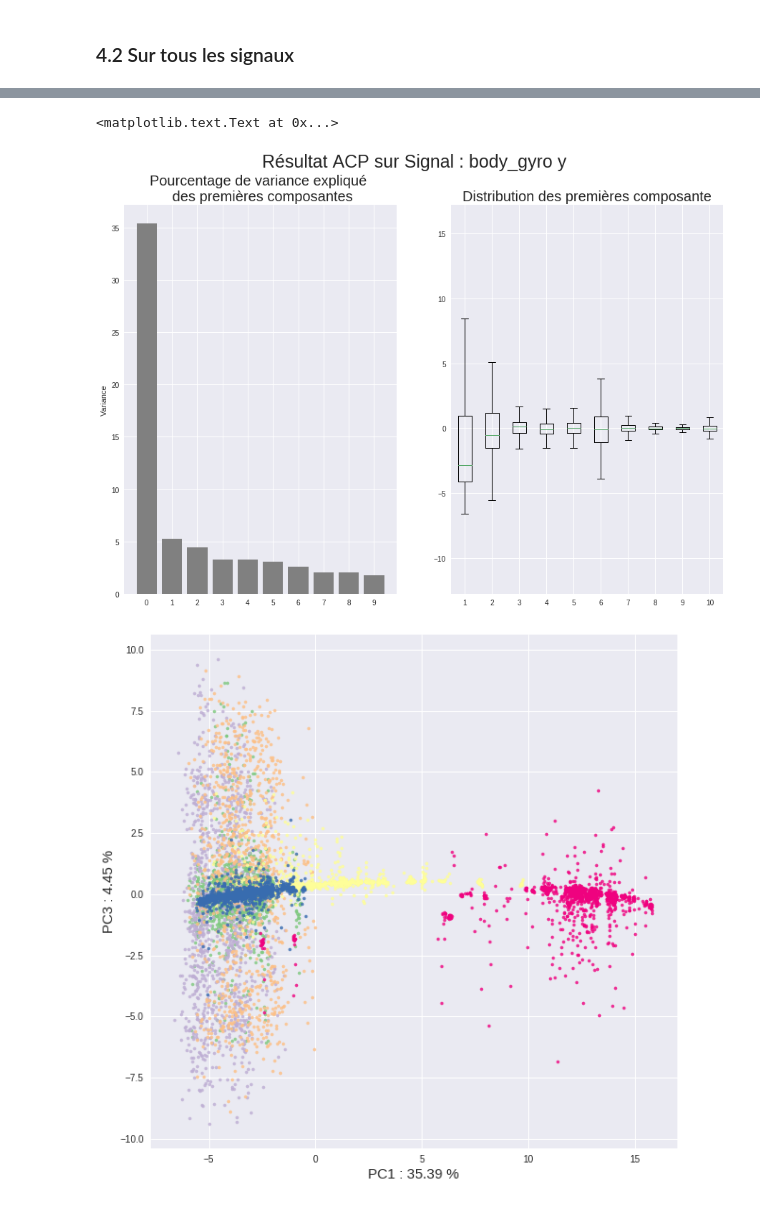
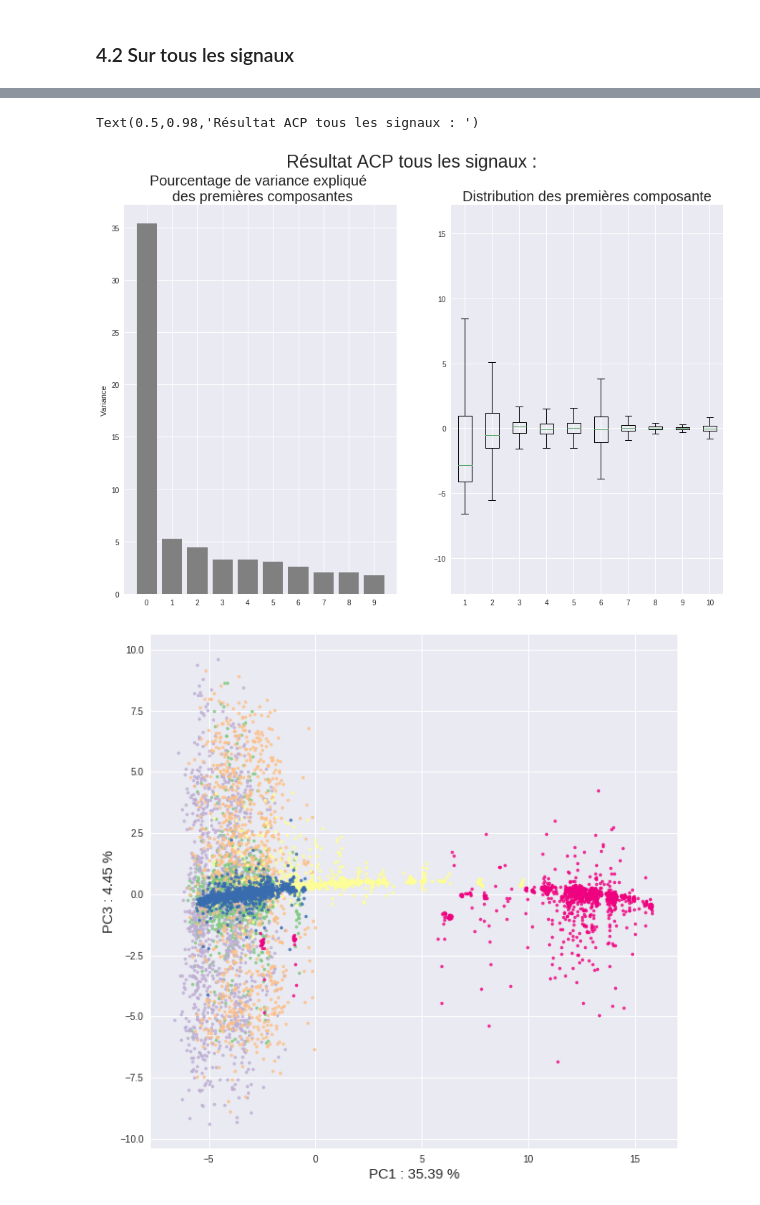
Before and after one commit to eva0marques/Human-recognition-activity-project, a Jupyter notebook: Atelier-HAR-Exploration_Inertial_data.ipynb, the cells around one changed output, grey strips where cells are left out. Drawn from its saved outputs; the diff is of its cells as text; code cells hidden in the pictures.

```diff
--- a/Atelier-HAR-Exploration_Inertial_data.ipynb
+++ b/Atelier-HAR-Exploration_Inertial_data.ipynb
@@ -272,21 +311,21 @@ ACP Sur tous les signaux
 # %%
 fig = plt.figure(figsize=(15,10))
 ax = fig.add_subplot(1,2,1)
 ax.bar(range(10), pca.explained_variance_ratio_[:10]*100, align='center',
         color='grey', ecolor='black')
 ax.set_xticks(range(10))
 ax.set_ylabel("Variance")
 ax.set_title("", fontsize=35)
 ax.set_title("Pourcentage de variance expliqué \n des premières composantes", fontsize=20)
 
 ax = fig.add_subplot(1,2,2)
 box=ax.boxplot(X_r[:,0:10])
 ax.set_title("Distribution des premières composante", fontsize=20)
 
-fig.suptitle("Résultat ACP sur Signal : " + signal, fontsize=25)
+fig.suptitle("Résultat ACP tous les signaux : ", fontsize=25)
 # %% [output]
-<matplotlib.text.Text at 0x...>
+Text(0.5,0.98,'Résultat ACP tous les signaux : ')
-[figure, old version]
+[figure, new version]
 # %%
 fig = plt.figure(figsize=(10,10), )
 ax = fig.add_subplot(1,1,1)
```
Also changed, not shown: parts of 22 cells of this notebook, 1 other file.
